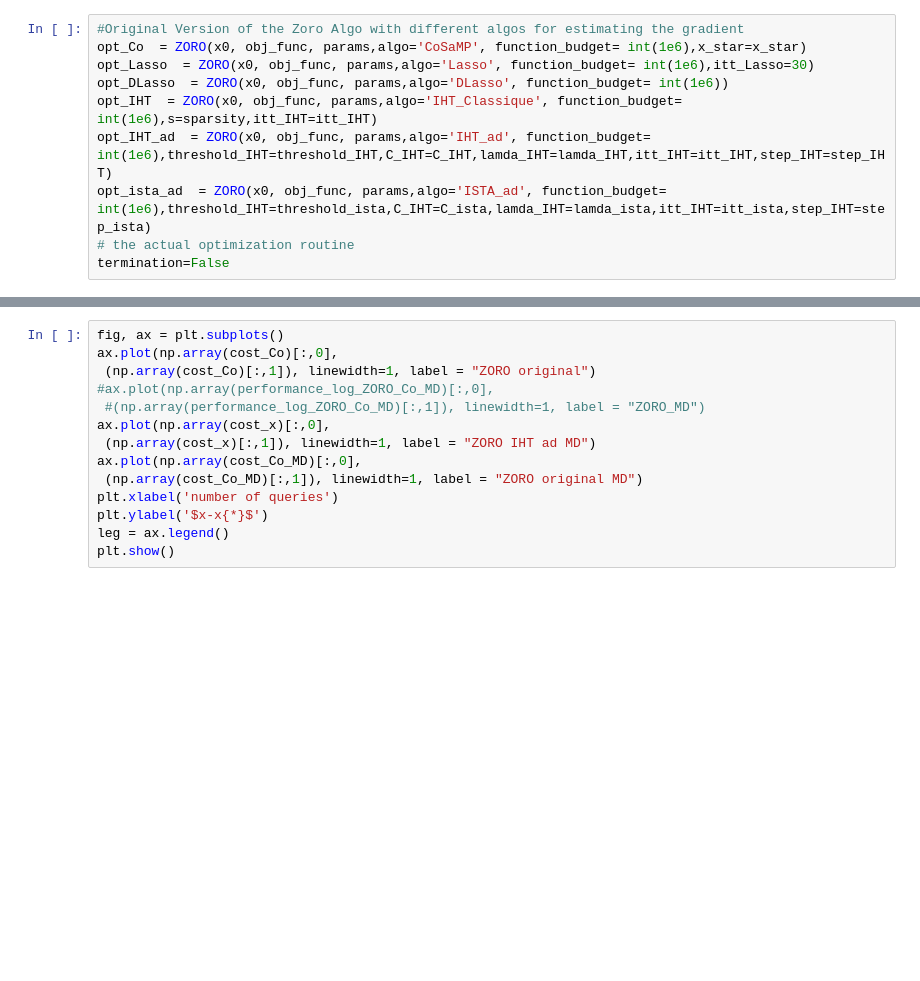
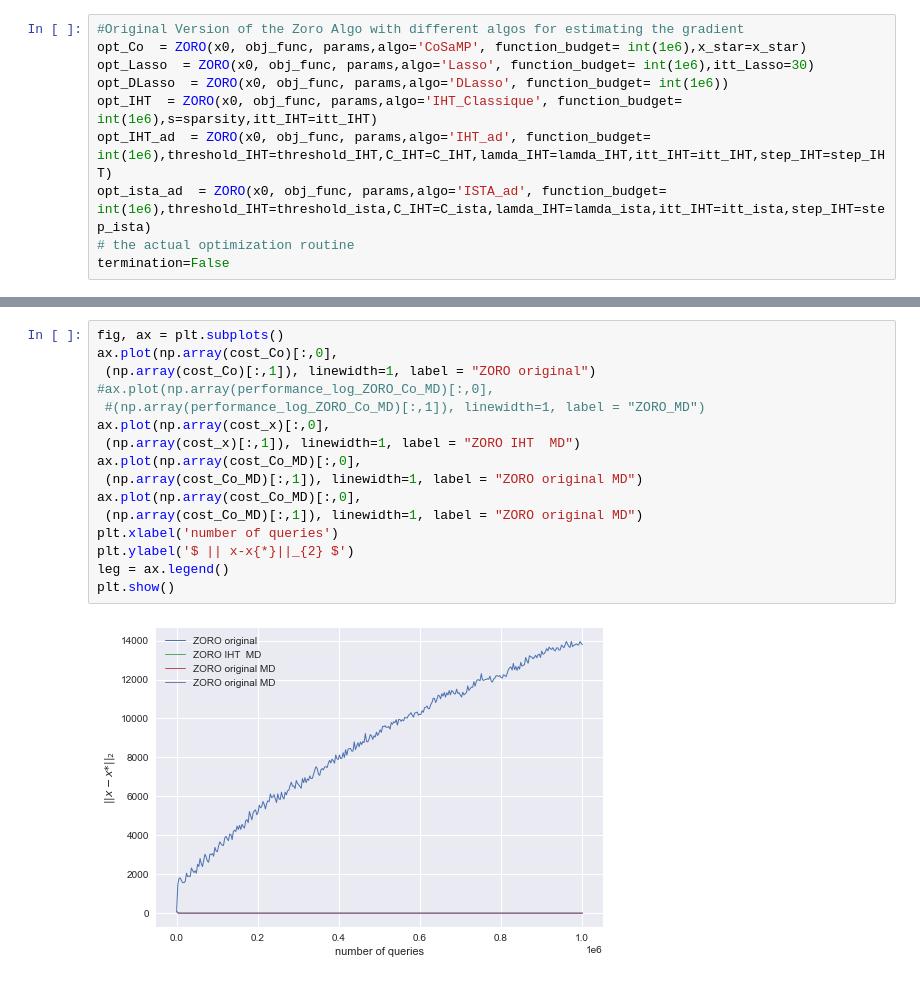
Before and after one commit to ilyeshammouda/Stage_2A_ENSAE, a Jupyter notebook: notebook/ZORO.ipynb, the cells around one changed output, grey strips where cells are left out. Cells and saved outputs as stored; diff of their text form; blank space fills up the shorter version.

```diff
--- a/notebook/ZORO.ipynb
+++ b/notebook/ZORO.ipynb
@@ -95,14 +178,18 @@ plt.show()
 # %%
 fig, ax = plt.subplots()
 ax.plot(np.array(cost_Co)[:,0],
  (np.array(cost_Co)[:,1]), linewidth=1, label = "ZORO original")
 #ax.plot(np.array(performance_log_ZORO_Co_MD)[:,0],
  #(np.array(performance_log_ZORO_Co_MD)[:,1]), linewidth=1, label = "ZORO_MD")
 ax.plot(np.array(cost_x)[:,0],
- (np.array(cost_x)[:,1]), linewidth=1, label = "ZORO IHT ad MD")
+ (np.array(cost_x)[:,1]), linewidth=1, label = "ZORO IHT  MD")
+ax.plot(np.array(cost_Co_MD)[:,0],
+ (np.array(cost_Co_MD)[:,1]), linewidth=1, label = "ZORO original MD")
 ax.plot(np.array(cost_Co_MD)[:,0],
  (np.array(cost_Co_MD)[:,1]), linewidth=1, label = "ZORO original MD")
 plt.xlabel('number of queries')
-plt.ylabel('$x-x{*}$')
+plt.ylabel('$ || x-x{*}||_{2} $')
 leg = ax.legend()
 plt.show()
+# %% [output]
+[figure, added]
```
Also changed, not shown: parts of 9 cells of this notebook.
